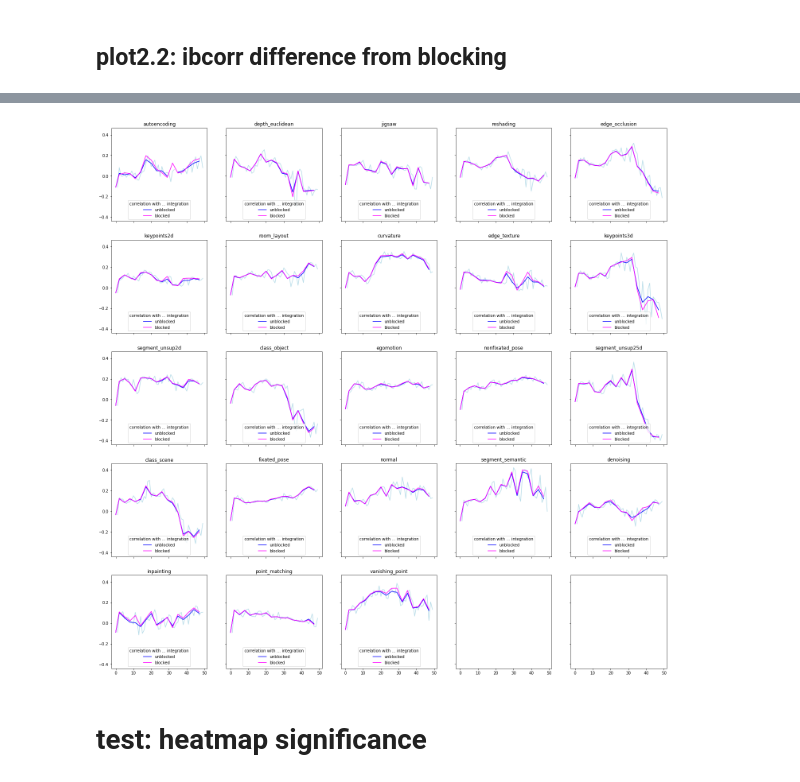
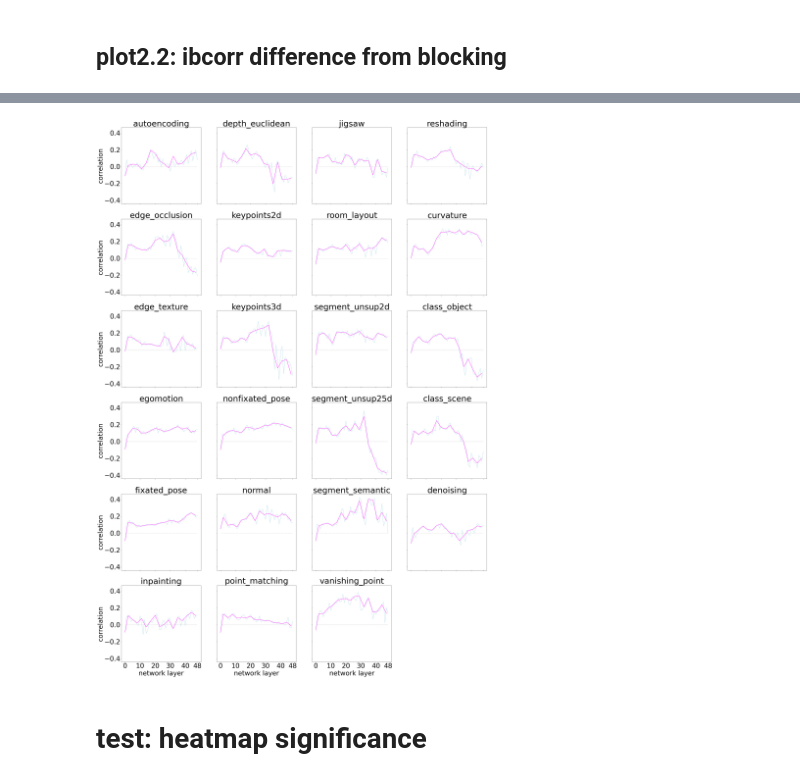
Before and after one commit to toniklenk/analysis-taskonomy, a Jupyter notebook: scripts/ibcorr analysis.ipynb, the cells around one changed output, grey strips where cells are left out. Saved outputs shown, nothing was run; the diff lists cells and outputs as text; code cells hidden in the pictures.

```diff
--- a/scripts/ibcorr analysis.ipynb
+++ b/scripts/ibcorr analysis.ipynb
@@ -684,4 +684,7 @@ for  scale 16
 ## plot1: show oscillations
 explain why blocking
 # %%
-dfc = dfc.loc[(slice(None), "places1", "scale16"), :].droplevel(["scale", "dataset"])
+df1 = dfi.loc[(slice(None), "places1", "scale16"), :].droplevel(["scale", "dataset"])
+df2 = df_ibcorr.loc[(slice(None), "short presentation", "scale16"), :].droplevel(
+    ["scale", "study"]
+)
@@ -700,6 +699,6 @@ df_maxidx = (
 )
 # %%
 # sort by std in all layers
-df_maxidx = dfc.std(axis=1).groupby("model").idxmax().apply(lambda tup: tup[1])
+df_maxidx = df1.std(axis=1).groupby("model").idxmax().apply(lambda tup: tup[1])
 # %%
 # integration
@@ -933,19 +869,37 @@ alpha_mcc = (0.05 / 17) / 2
 # %%
-fig, axes = plt.subplots(5, 5, figsize=(25, 25), sharex=True, sharey=True)
+xp, yp = 4, 6
+fig, axes = plt.subplots(yp, xp, figsize=(40, 60), sharex=True, sharey=True)
+axtitle_fontsize = 50
+axeslabel_fontsize = 40
+x_ticks = np.concatenate([np.arange(0, data.index[-1], 10), np.array([data.index[-1]])])
 
 # plot the blocked value in the middle index of the unblocked values, eg 2, 2, 3, ->3<-, 3, 4, 4, ...
 block_plot_indices = [0] + list(range(2, 49, 3))
 block_plot_indices
 
-for ax, mo in zip(axes.flat, MODEL_NAMES):
+for ax, mo, idx in zip(axes.flat, MODEL_NAMES, range(len(MODEL_NAMES))):
+    ax.axhline(0, color="grey", linestyle="--", linewidth=0.5, xmin=0.05, xmax=0.95)
+    ax.plot(df1.loc[mo], alpha=0.85, c="lightblue") # unblocked integration
+    #ax.plot(block_plot_indices, df2.loc[mo], label="unblocked", c="blue") # unblocked integration
+    ax.plot(block_plot_indices, df3.loc[mo], label="blocked", c="magenta") #blocked integration
 
-    ax.plot(df1.loc[mo], alpha=0.85, c="lightblue")
-    ax.set_title(mo)
-    ax.plot(block_plot_indices, df2.loc[mo], label="unblocked", c="blue")
-    ax.plot(block_plot_indices, df3.loc[mo], label="blocked", c="magenta")
-    ax.legend(title="correlation with ... integration", loc="lower center")
+    ax.set_title(mo, fontsize=axtitle_fontsize)
+
+    if idx % xp == 0:
+        ax.set_ylabel("correlation", fontsize=axeslabel_fontsize)
+        ax.tick_params(axis="y", labelsize=axeslabel_fontsize)
+
+    if idx > 19:
+        ax.set_xlabel("network layer", fontsize=axeslabel_fontsize)
+        ax.set_xticks(x_ticks)
+        ax.set_xticklabels(x_ticks, fontsize=axeslabel_fontsize)
+
+    # ax.legend(title="correlation with ... integration", loc="lower center")
+
+for ax in axes.flat[len(MODEL_NAMES) :]:
+    ax.set_visible(False)
 # %% [output]
-[figure, old version]
+[figure, new version]
 # %% [markdown]
 # test: heatmap significance
 # %%
```
Also changed, not shown: parts of 5 cells of this notebook, 5 other files.
